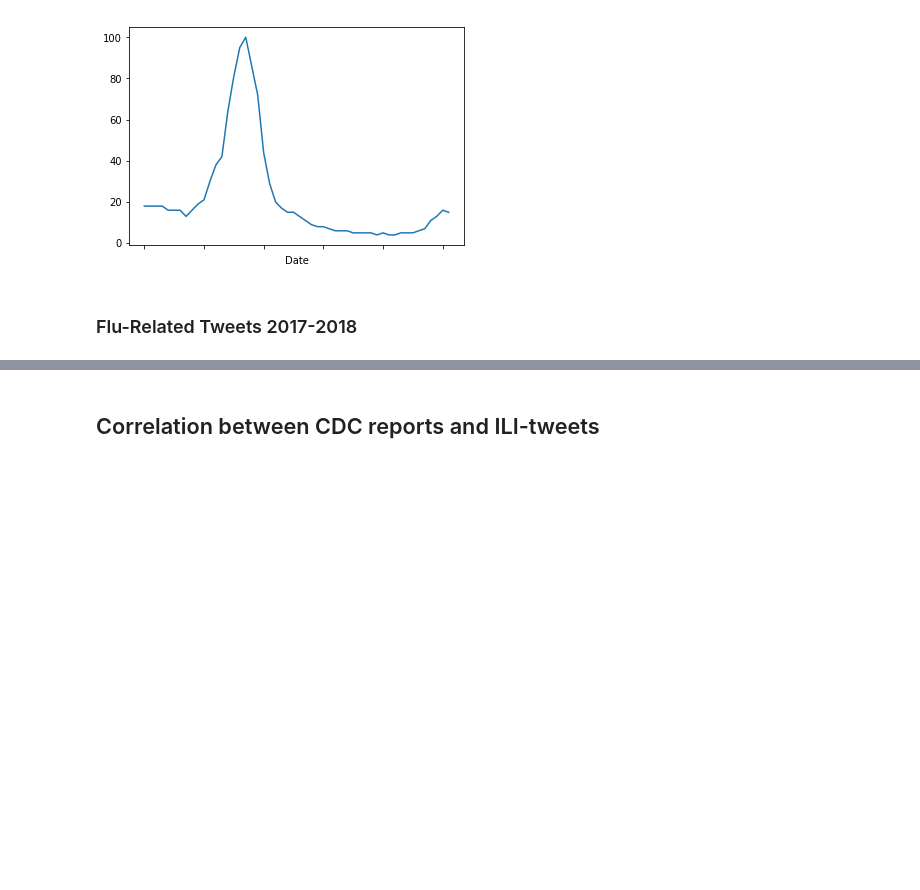
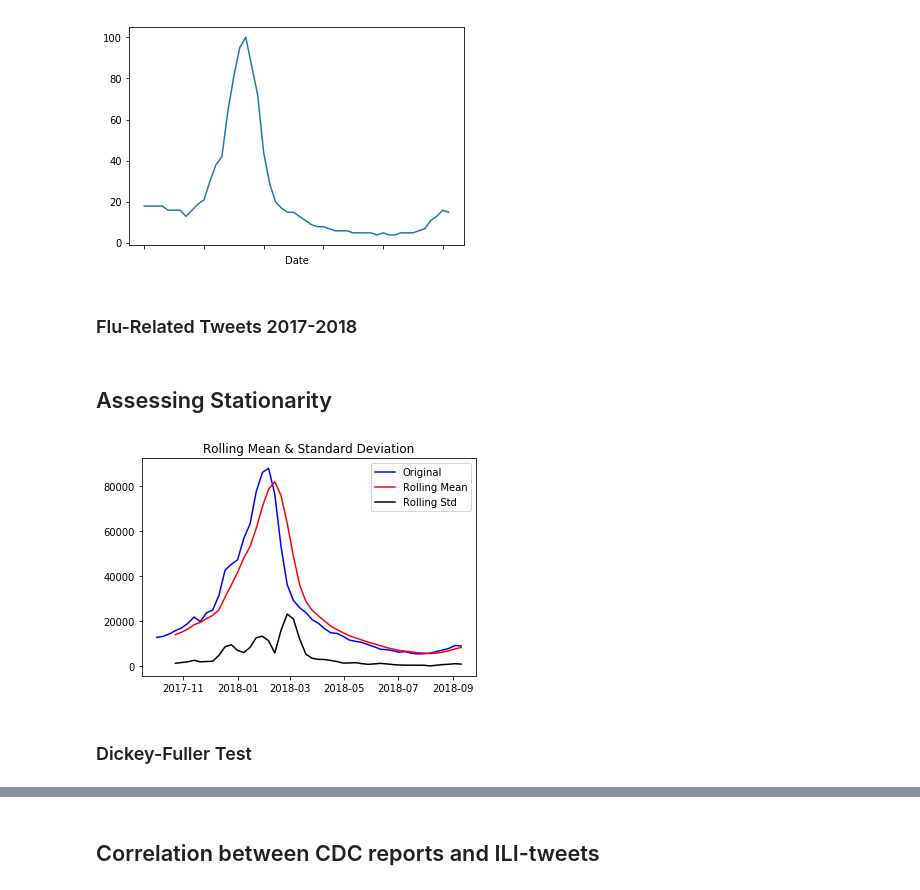
Before and after one commit to paulinaczheng/twitter_flu_tracking, a Jupyter notebook: Extended Analysis Pipeline.ipynb, the cells around one changed output, grey strips where cells are left out. Cells and saved outputs as stored; diff of their text form; code cells hidden in the pictures; blank space fills up the shorter version.

Commit message:
begin statistical modeling - check for data stationarity

```diff
--- a/Extended Analysis Pipeline.ipynb
+++ b/Extended Analysis Pipeline.ipynb
@@ -116,3 +108,22 @@ plt.show()
 twitter_df.plot()
 plt.legend().set_visible(False)
 plt.show()
+# %% [markdown]
+## Assessing Stationarity
+# %%
+#Determing rolling statistics
+moving_avg = cdc_df.rolling(4).mean() #4 week lag
+moving_std = cdc_df.rolling(4).std()
+# %%
+#Plot rolling statistics
+orig = plt.plot(cdc_df, color='blue',label='Original')
+mean = plt.plot(moving_avg, color='red', label='Rolling Mean')
+std = plt.plot(moving_std, color='black', label = 'Rolling Std')
+plt.legend(loc='best')
+plt.title('Rolling Mean & Standard Deviation')
+plt.show(block=False)
+#mean and standard deviation increasing with time = not stationary
+# %% [output]
+[figure, added]
+# %% [markdown]
+### Dickey-Fuller Test
```
Also changed, not shown: parts of 11 cells of this notebook.
